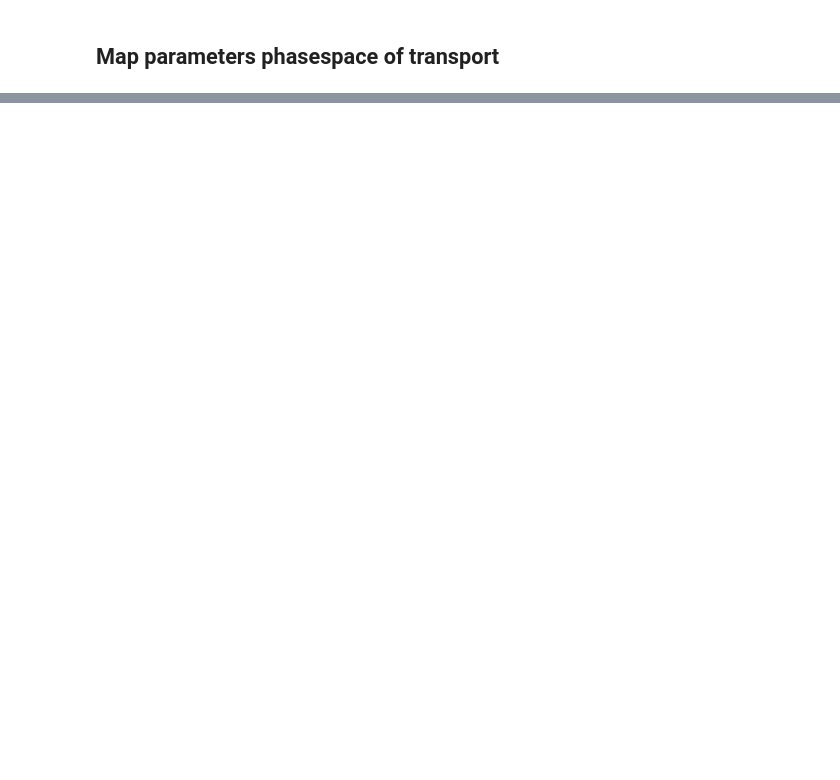
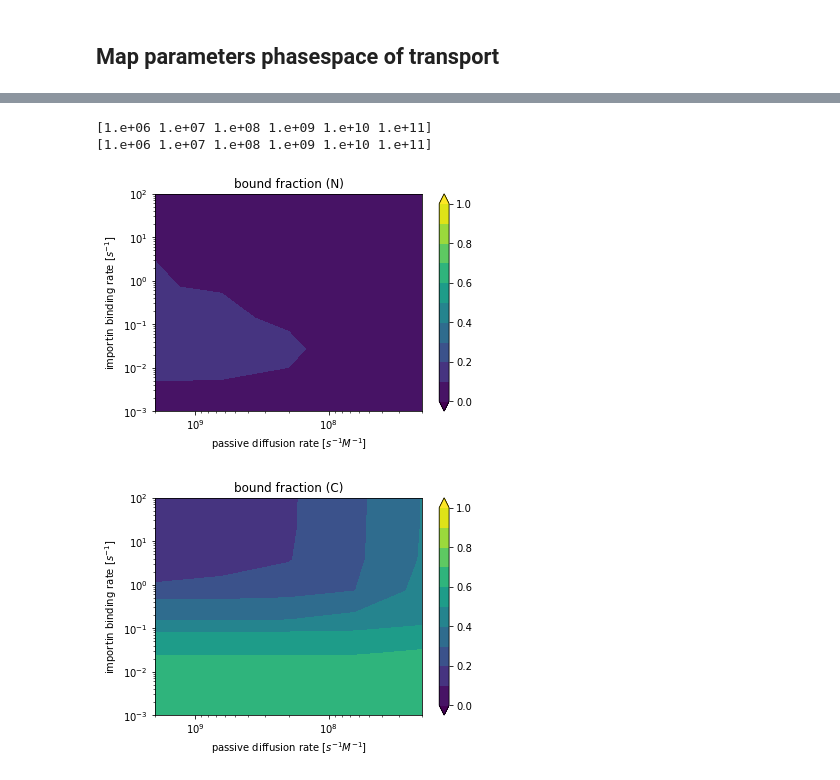
Before and after one commit to ravehlab/npctransport_kinetic, a Jupyter notebook: NPC_FLIP_simulations.ipynb, the cells around one changed output, grey strips where cells are left out. Saved outputs shown, nothing was run; the diff lists cells and outputs as text; code cells hidden in the pictures; blank space fills up the shorter version.

Commit message:
minor changes + show plots of bound fraction for both N and C

```diff
--- a/NPC_FLIP_simulations.ipynb
+++ b/NPC_FLIP_simulations.ipynb
@@ -206,7 +221,7 @@ def map_param_grid_parallel(nx,
                     nx) / c_cargo_M # divided by 50E-6 to normalize by the initial cargo concentration # TODO: take the actual cargo concentration?
     param_range["rate_free_to_complex_per_sec"] = \
         np.logspace(-3,
-                    0, #-epsilon,
+                    2, #-epsilon,
                     ny)
     ts= get_new_transport_simulation(fraction_complex_NPC_traverse_per_sec=1.)
     for key in param_range.keys():
@@ -243,10 +258,10 @@ def get_N_to_C_ratios(stats_grids, v_N_L, v_C_L):
     ratios= (nNs/v_N_L) / (nCs/v_C_L)
     return ratios
 
-param_range, stats_grids= map_param_grid_parallel(nx= 4,
-                                        ny= 10,
+param_range, stats_grids= map_param_grid_parallel(nx= 5,
+                                        ny= 8,
 #                                       is_reset=True,
-                                        equilibration_time_sec= 150.0,
+                                        equilibration_time_sec= 100.0,
                                         n_processors=6)
 ratios= get_N_to_C_ratios(stats_grids,
                           v_N_L= ts.get_v_N_L(),
@@ -311,34 +332,33 @@ multiprocessing.cpu_count()
 # %%
-complexL_N_fraction= stats_grids["complexL_N"]/(stats_grids["complexL_N"]+stats_grids["freeL_N"])
-complexL_C_fraction= stats_grids["complexL_C"]/(stats_grids["complexL_C"]+stats_grids["freeL_C"])
+for compartment in ['N', 'C']:
+    tag_complex= f"complexL_{compartment}"
+    tag_free= f"freeL_{compartment}"
+    complexL_fraction= stats_grids[tag_complex]/(stats_grids[tag_complex]+stats_grids[tag_free])
+    ##### Contourf
+    vmax=1.0
+    plt.figure()
+    plt.contourf(x_meshgrid, y_meshgrid, complexL_fraction,
+                 vmin=0.0, vmax=vmax, levels=np.linspace(0,vmax,11), extend='both')
+    ax= plt.gca()
+    ax.set_xscale('log')
+    ax.set_yscale('log')
+    ax.set_xlabel(r"passive diffusion rate [$s^{-1} M^{-1}$]")
+    ax.set_ylabel("importin binding rate [$s^{-1}$]")
+    xlim= ax.get_xlim()
+    ylim= ax.get_ylim()
+    ax.set_xlim(xlim[1], xlim[0])
+    #ax.set_ylim(ylim[1], ylim[0])
+    print(ax.get_xticks())
 
-
-##### Contourf
-vmax=1.0
-plt.figure()
-plt.contourf(x_meshgrid, y_meshgrid, complexL_C_fraction,
-             vmin=0.0, vmax=vmax, levels=np.linspace(0,vmax,11), extend='both')
-ax= plt.gca()
-ax.set_xscale('log')
-ax.set_yscale('log')
-#ax.set_yscale('log')
-ax.set_xlabel(r"passive diffusion rate [$s^{-1} M^{-1}$]")
-ax.set_ylabel("importin binding rate [$s^{-1}$]")
-xlim= ax.get_xlim()
-ylim= ax.get_ylim()
-ax.set_xlim(xlim[1], xlim[0])
-#ax.set_ylim(ylim[1], ylim[0])
-print(ax.get_xticks())
-#ax.set_xticklabels(["{:.1f}".format(xtick) for xtick in param_range["max_passive_diffusion_rate_nmol_per_sec_per_M"]])
-#ax.set_yticklabels(["{:.2f}".format(ytick) for ytick in param_range["rate_free_C_to_complex_C_per_sec"]])
-cb = plt.colorbar(label="bound fraction (C)")
-ticks = cb.get_ticks()
-cb.set_ticks(ticks)
-
-#ax.xaxis.set_major_formatter(mtick.FormatStrFormatter("%.1f"))
-#ax.yaxis.set_major_formatter(mtick.FormatStrFormatter("%.1f"))
-
-#cb.set_ticklabels([f'{tick:.0e}' for tick in np.exp(ticks)])
+    cb = plt.colorbar()#label=f"bound fraction ({compartment})")
+    ax.set_title(f"bound fraction ({compartment})")
+    ticks = cb.get_ticks()
+    cb.set_ticks(ticks)
+# %% [output]
+[1.e+06 1.e+07 1.e+08 1.e+09 1.e+10 1.e+11]
+[1.e+06 1.e+07 1.e+08 1.e+09 1.e+10 1.e+11]
+[figure, added]
+[figure, added]
 # %%
 def get_ts_parameters(MW=27, NLS_strength=0, force=False, **kwargs):
     ts = TransportSimulation(**kwargs)
```
Also changed, not shown: parts of 10 cells of this notebook, 1 other file.
